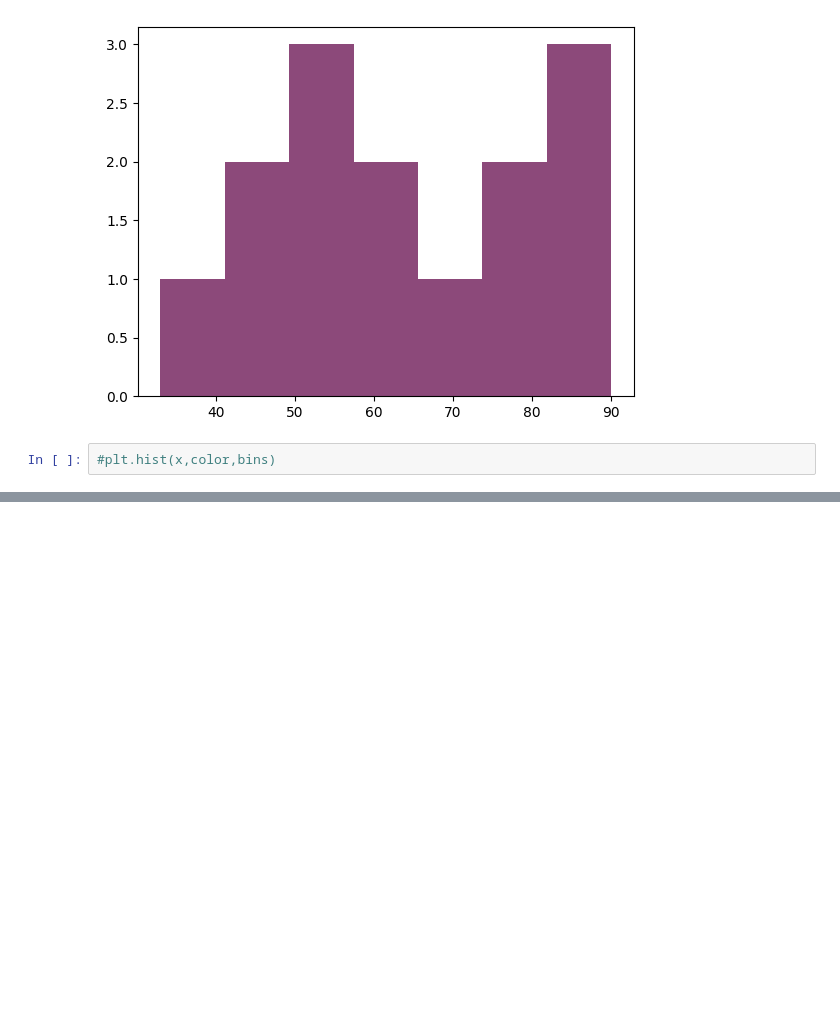
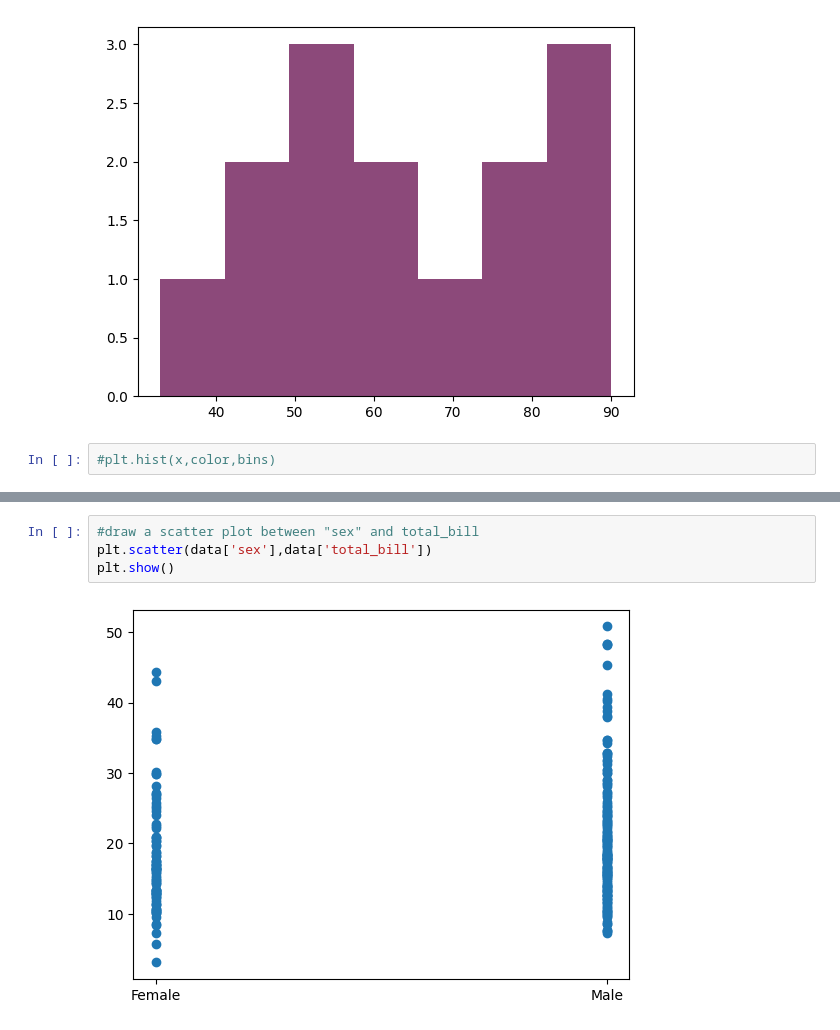
Before and after one commit to Srikanth-9492/My_python_notebook, a Jupyter notebook: Data_Visualization.ipynb, the cells around one changed output, grey strips where cells are left out. Cells and saved outputs as stored; diff of their text form; blank space fills up the shorter version.

```diff
--- a/Data_Visualization.ipynb
+++ b/Data_Visualization.ipynb
@@ -219,0 +241,6 @@ plt.show()
+# %%
+#draw a scatter plot between "sex" and total_bill
+plt.scatter(data['sex'],data['total_bill'])
+plt.show()
+# %% [output]
+[figure, added]
```
Also changed, not shown: parts of 30 cells of this notebook.
